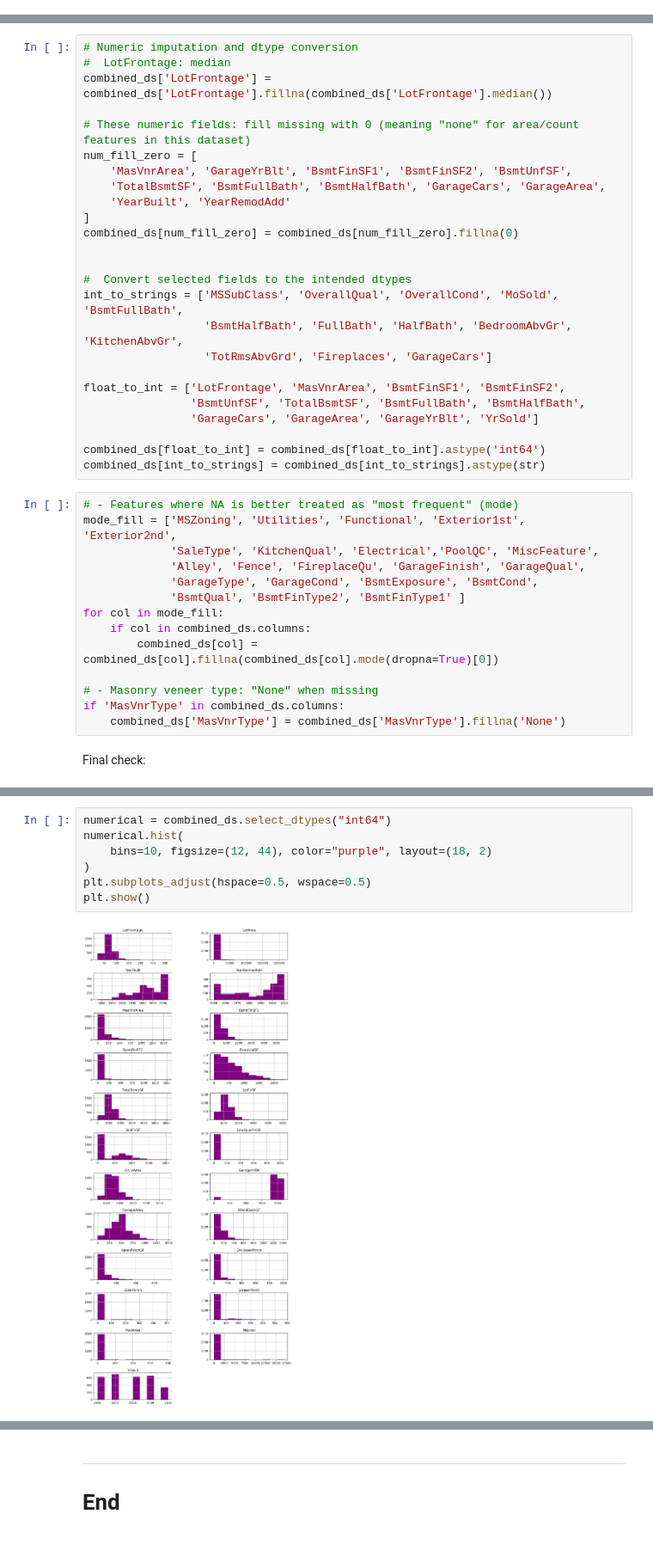
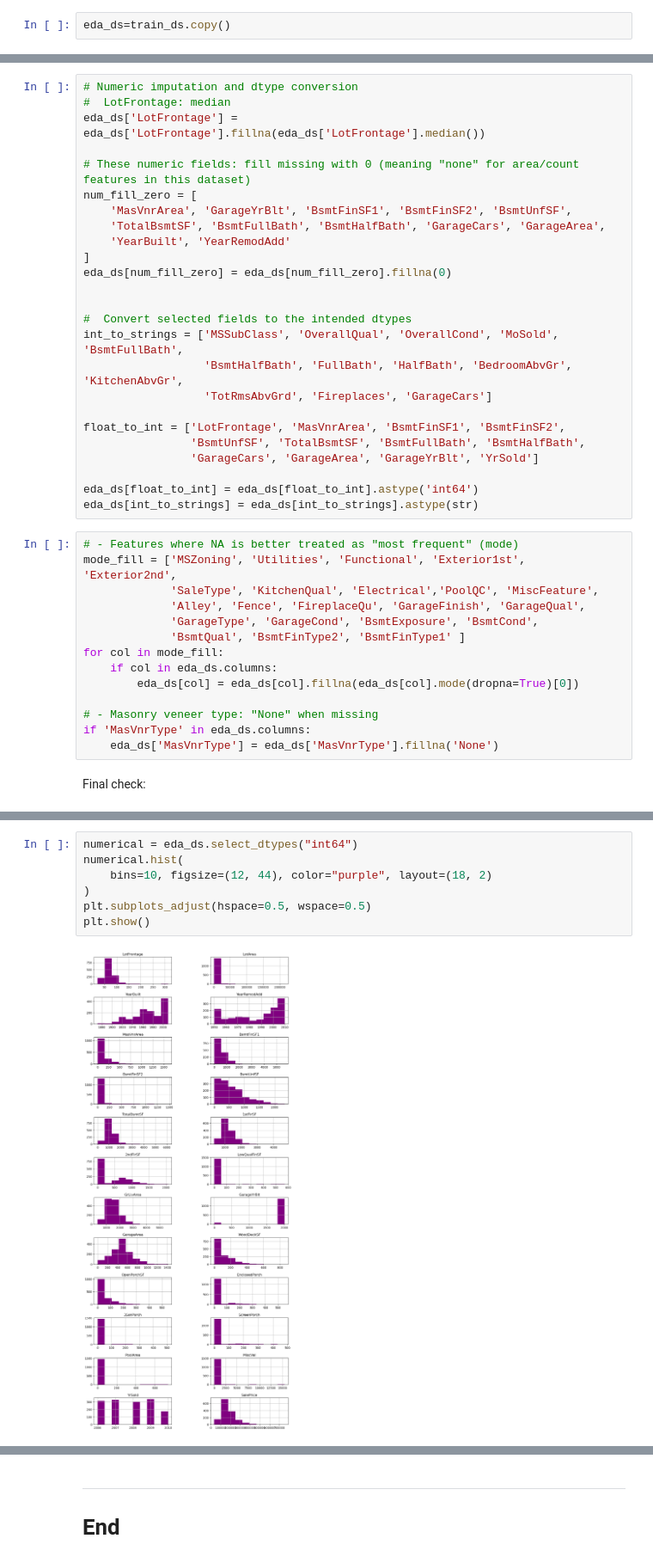
Before and after one commit to lmacakova/prices, a Jupyter notebook: house_prices.ipynb, the cells around one changed output, grey strips where cells are left out. Shown at 86% size. Drawn from its saved outputs; the diff is of its cells as text.

```diff
--- a/house_prices.ipynb
+++ b/house_prices.ipynb
@@ -130,3 +128,5 @@ memory usage: 1.8+ MB
+# %%
+eda_ds=train_ds.copy()
 # %% [markdown]
 Checking datatypes in combined_ds.
 # %%
@@ -169,7 +172,7 @@ dtype: int64
 # %%
 # Numeric imputation and dtype conversion
 #  LotFrontage: median
-combined_ds['LotFrontage'] = combined_ds['LotFrontage'].fillna(combined_ds['LotFrontage'].median())
+eda_ds['LotFrontage'] = eda_ds['LotFrontage'].fillna(eda_ds['LotFrontage'].median())
 
 # These numeric fields: fill missing with 0 (meaning "none" for area/count features in this dataset)
 num_fill_zero = [
@@ -177,7 +180,7 @@ num_fill_zero = [
     'TotalBsmtSF', 'BsmtFullBath', 'BsmtHalfBath', 'GarageCars', 'GarageArea',
     'YearBuilt', 'YearRemodAdd'
 ]
-combined_ds[num_fill_zero] = combined_ds[num_fill_zero].fillna(0)
+eda_ds[num_fill_zero] = eda_ds[num_fill_zero].fillna(0)
 
 
 #  Convert selected fields to the intended dtypes
@@ -189,8 +192,8 @@ float_to_int = ['LotFrontage', 'MasVnrArea', 'BsmtFinSF1', 'BsmtFinSF2',
                 'BsmtUnfSF', 'TotalBsmtSF', 'BsmtFullBath', 'BsmtHalfBath',
                 'GarageCars', 'GarageArea', 'GarageYrBlt', 'YrSold']
 
-combined_ds[float_to_int] = combined_ds[float_to_int].astype('int64')
-combined_ds[int_to_strings] = combined_ds[int_to_strings].astype(str)
+eda_ds[float_to_int] = eda_ds[float_to_int].astype('int64')
+eda_ds[int_to_strings] = eda_ds[int_to_strings].astype(str)
 # %%
 # - Features where NA is better treated as "most frequent" (mode)
 mode_fill = ['MSZoning', 'Utilities', 'Functional', 'Exterior1st', 'Exterior2nd',
@@ -199,12 +202,12 @@ mode_fill = ['MSZoning', 'Utilities', 'Functional', 'Exterior1st', 'Exterior2nd'
              'GarageType', 'GarageCond', 'BsmtExposure', 'BsmtCond',
              'BsmtQual', 'BsmtFinType2', 'BsmtFinType1' ]
 for col in mode_fill:
-    if col in combined_ds.columns:
-        combined_ds[col] = combined_ds[col].fillna(combined_ds[col].mode(dropna=True)[0])
+    if col in eda_ds.columns:
+        eda_ds[col] = eda_ds[col].fillna(eda_ds[col].mode(dropna=True)[0])
 
 # - Masonry veneer type: "None" when missing
-if 'MasVnrType' in combined_ds.columns:
-    combined_ds['MasVnrType'] = combined_ds['MasVnrType'].fillna('None')
+if 'MasVnrType' in eda_ds.columns:
+    eda_ds['MasVnrType'] = eda_ds['MasVnrType'].fillna('None')
 # %% [markdown]
 Final check:
 # %%
@@ -271,10 +242,10 @@ Histograms of numerical values:
 # %%
-numerical = combined_ds.select_dtypes("int64")
+numerical = eda_ds.select_dtypes("int64")
 numerical.hist(
     bins=10, figsize=(12, 44), color="purple", layout=(18, 2)
 )
 plt.subplots_adjust(hspace=0.5, wspace=0.5)
 plt.show()
 # %% [output]
-[figure, old version]
+[figure, new version]
 # %% [markdown]
```
Also changed, not shown: parts of 34 cells of this notebook.
